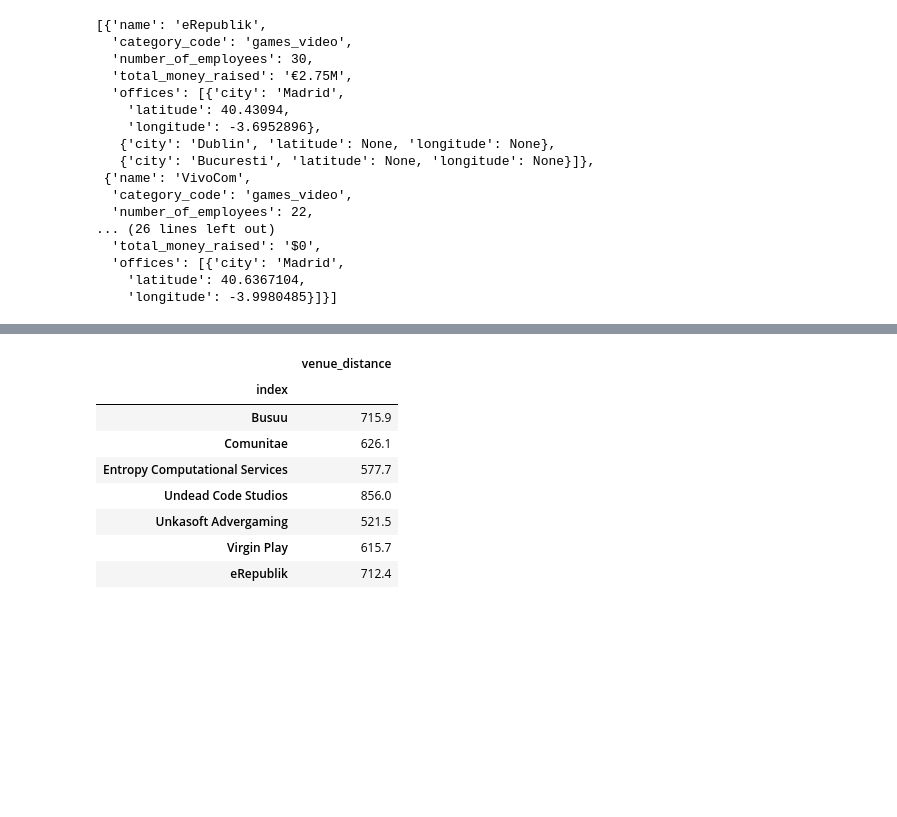
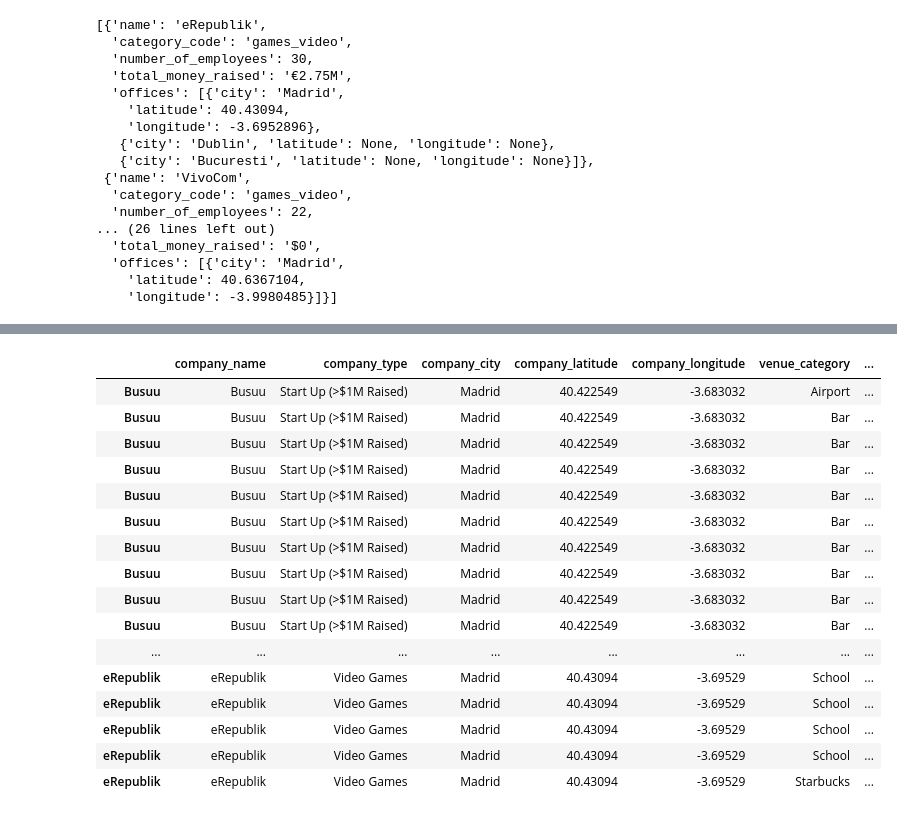
Before and after one commit to edwardrodgermartinez/Geojson-for-Relocating-a-Startup-Office, a Jupyter notebook: project3notebook.ipynb, the cells around one changed output, grey strips where cells are left out. Saved outputs shown, nothing was run; the diff lists cells and outputs as text; code cells hidden in the pictures; blank space fills up the shorter version.

```diff
--- a/project3notebook.ipynb
+++ b/project3notebook.ipynb
@@ -378,7 +360,7 @@ vidgame_startup_bars()
 # %%
 def foursquare_add_venues (venue, lat, lon, radius, limit, sort = "DISTANCE"):
 
-    url = f"https://api.foursquare.com/v3/places/search?query={venue}&ll={lat}%2C{lon}&radius={radius}&limit={limit}"
+    url = f"https://api.foursquare.com/v3/places/search?query={venue}&ll={lat}%2C{lon}&radius={radius}&sort=DISTANCE&limit={limit}"
     headers = {
         "accept": "application/json",
         "Authorization": "fsq3zJlP+zylHII9gRWfq9KurwhB8+0LPJw/XnnFyamdXaE="
@@ -392,7 +374,9 @@ def foursquare_add_venues (venue, lat, lon, radius, limit, sort = "DISTANCE"):
         response = requests.get(url, headers=headers)
 
     elif venue == 'Airport':
-        response = requests.get(url, headers=headers)
+        url3 = f"https://api.foursquare.com/v3/places/search?query=Madrid%20Airport%20Barajas&ll={lat}%2C{lon}&radius={radius}&categories=19031&limit={limit}"
+
+        response = requests.get(url3, headers=headers)
 
     else:
         return 'nursery, Starbucks or Airport'
@@ -407,0 +737,22 @@ df2 = df.copy()
+# %%
+final_df = pd.concat([concatenated_df_companies_bars, concatenated_df_companies_schools, concatenated_df_companies_starbucks, concatenated_df_companies_airport], ignore_index=False)
+final_df = final_df.sort_values(by=['company_name', 'venue_category', 'venue_distance'])
+final_df
+# %% [output]
+|  | company_name | company_type | company_city | company_latitude | company_longitude | venue_category | ... |
+| Busuu | Busuu | Start Up (>$1M Raised) | Madrid | 40.422549 | -3.683032 | Airport | ... |
+| Busuu | Busuu | Start Up (>$1M Raised) | Madrid | 40.422549 | -3.683032 | Bar | ... |
+| Busuu | Busuu | Start Up (>$1M Raised) | Madrid | 40.422549 | -3.683032 | Bar | ... |
+| Busuu | Busuu | Start Up (>$1M Raised) | Madrid | 40.422549 | -3.683032 | Bar | ... |
+| Busuu | Busuu | Start Up (>$1M Raised) | Madrid | 40.422549 | -3.683032 | Bar | ... |
+| Busuu | Busuu | Start Up (>$1M Raised) | Madrid | 40.422549 | -3.683032 | Bar | ... |
+| Busuu | Busuu | Start Up (>$1M Raised) | Madrid | 40.422549 | -3.683032 | Bar | ... |
+| Busuu | Busuu | Start Up (>$1M Raised) | Madrid | 40.422549 | -3.683032 | Bar | ... |
+| Busuu | Busuu | Start Up (>$1M Raised) | Madrid | 40.422549 | -3.683032 | Bar | ... |
+| Busuu | Busuu | Start Up (>$1M Raised) | Madrid | 40.422549 | -3.683032 | Bar | ... |
+| ... | ... | ... | ... | ... | ... | ... | ... |
+| eRepublik | eRepublik | Video Games | Madrid | 40.43094 | -3.69529 | School | ... |
+| eRepublik | eRepublik | Video Games | Madrid | 40.43094 | -3.69529 | School | ... |
+| eRepublik | eRepublik | Video Games | Madrid | 40.43094 | -3.69529 | School | ... |
+| eRepublik | eRepublik | Video Games | Madrid | 40.43094 | -3.69529 | School | ... |
+| eRepublik | eRepublik | Video Games | Madrid | 40.43094 | -3.69529 | Starbucks | ... |
@@ -410,12 +765,5 @@ df2.reset_index(inplace = True)
 # %%
-df2.groupby("index").agg({"venue_distance": "mean"}, {"venue_distance": "min"})
+final_df2 = final_df2.groupby(["company_name", "venue_category"]).agg(
+    mean_distance=("venue_distance", "mean"),
+    min_distance=("venue_distance", "min")
+)
-# %% [output]
-|  | venue_distance |
-| index |  |
-| Busuu | 715.9 |
-| Comunitae | 626.1 |
-| Entropy Computational Services | 577.7 |
-| Undead Code Studios | 856.0 |
-| Unkasoft Advergaming | 521.5 |
-| Virgin Play | 615.7 |
-| eRepublik | 712.4 |
```
Also changed, not shown: parts of 52 cells of this notebook.
